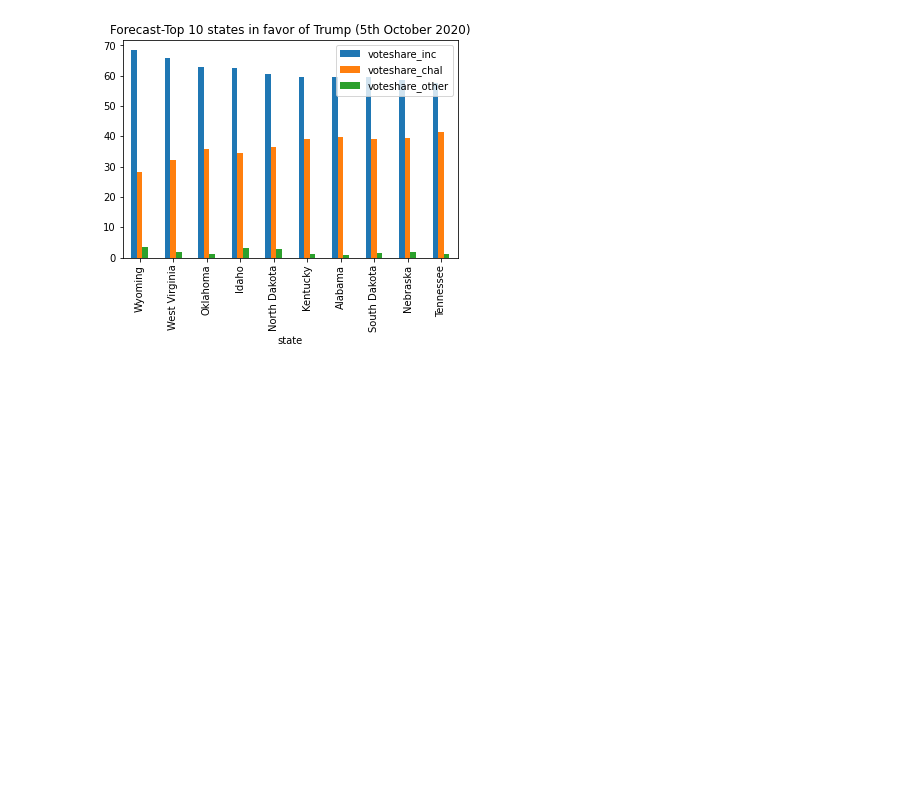
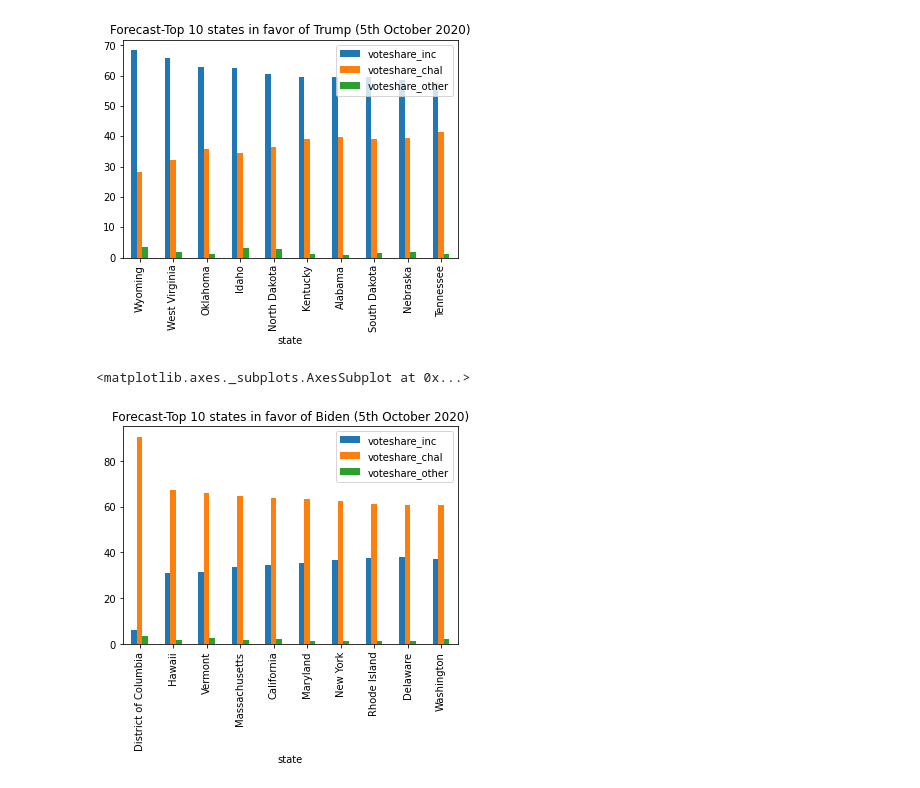
Before and after one commit to SandraLeriche/us-elections, a Jupyter notebook: Python_scripts/Forecast.ipynb, the cells around one changed output. Drawn from its saved outputs; the diff is of its cells as text; code cells hidden in the pictures; blank space fills up the shorter version.

Commit message:
Forecast for top 10 states in Favour of Biden winning the elections.

```diff
--- a/Python_scripts/Forecast.ipynb
+++ b/Python_scripts/Forecast.ipynb
@@ -113,3 +114,13 @@ df2.plot(kind = 'bar', title = 'Forecast-Top 10 states in favor of Trump (5th Oc
 # %% [output]
 <matplotlib.axes._subplots.AxesSubplot at 0x...>
 [figure]
+# %%
+# Sort the data in descending order to find a forecast of the top 10 states who are in favor of Biden winning the election.
+df3=df1.sort_values(by=['voteshare_chal'], ascending=False)
+df3 = df3.head(10)
+# %%
+#Plot a bar graph for the top 10 states in favor of Biden.
+df3.plot(kind = 'bar',title = 'Forecast-Top 10 states in favor of Biden (5th October 2020)')
+# %% [output]
+<matplotlib.axes._subplots.AxesSubplot at 0x...>
+[figure, added]
```
Also changed, not shown: parts of 1 cell of this notebook.
